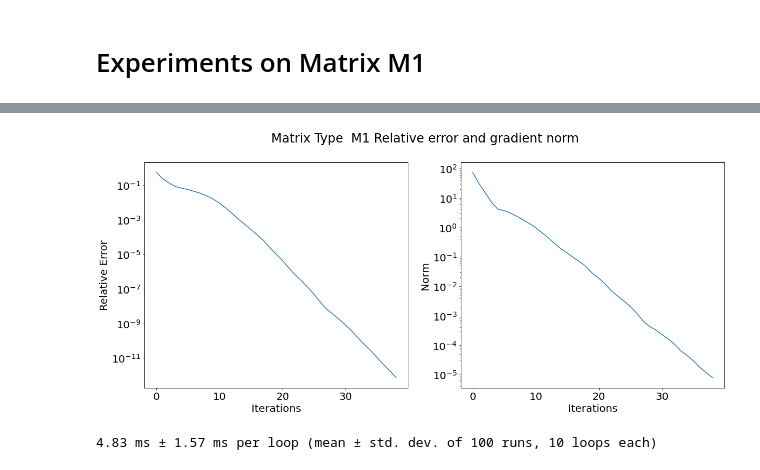
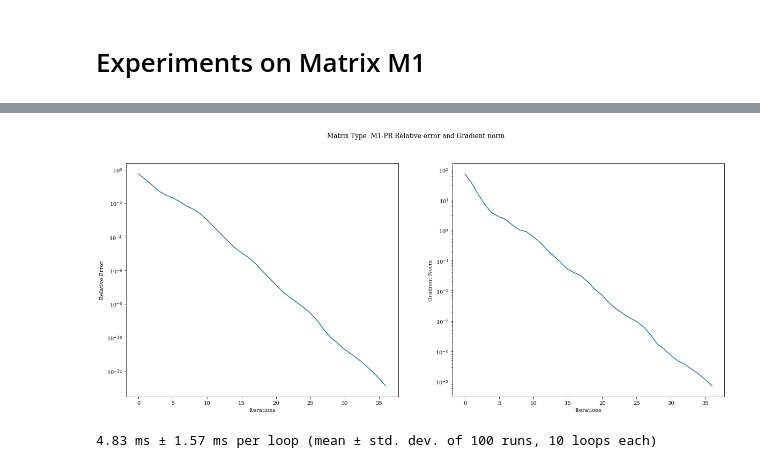
Before and after one commit to vlnraf/CM-project, a Jupyter notebook: CG-FR.ipynb, the cells around one changed output, grey strips where cells are left out. Cells and saved outputs as stored; diff of their text form; code cells hidden in the pictures.

Commit message:
fixed error

```diff
--- a/CG-FR.ipynb
+++ b/CG-FR.ipynb
@@ -25,6 +25,6 @@ M5 = np.loadtxt(PATH + 'M5.txt')
 errorsCG = []
 gradientsCG = []
 # %%
-f = nf.normFunction(M1)
+f = nf.Norm(M1)
 # %%
 initial_vector = f.init_x()
@@ -65,0 +33,3 @@ errorsCG[-1][-1]
+# %%
+optimizerCG = CG.conjugateGradient(f, initial_vector, 1e-5, norm, verbose = True)
+gradientsCG, normsCG, errorsCG = optimizerCG.run(500)
@@ -66,6 +54,6 @@ errorsCG[-1][-1]
 # %%
-make_plot(gradientsCG, errorsCG,type='M1', experiment_name='exp1-M1-CG-FR')
+make_plot(gradientsCG, errorsCG, plot_path='CG-FR/', type='M1')
 # %% [output]
-[figure, old version]
+[figure, new version]
 # %%
 %%timeit -r 100 -n 10
```
Also changed, not shown: parts of 41 cells of this notebook, 13 other files.
